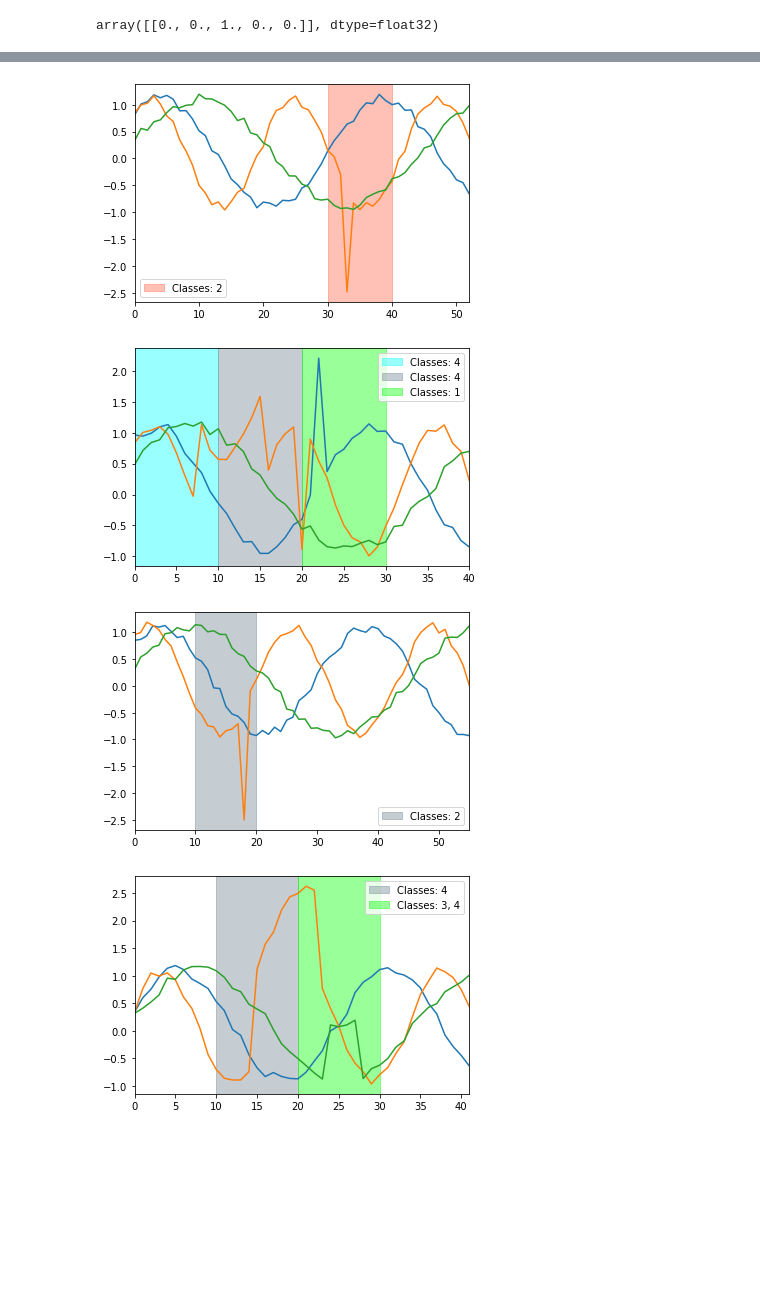
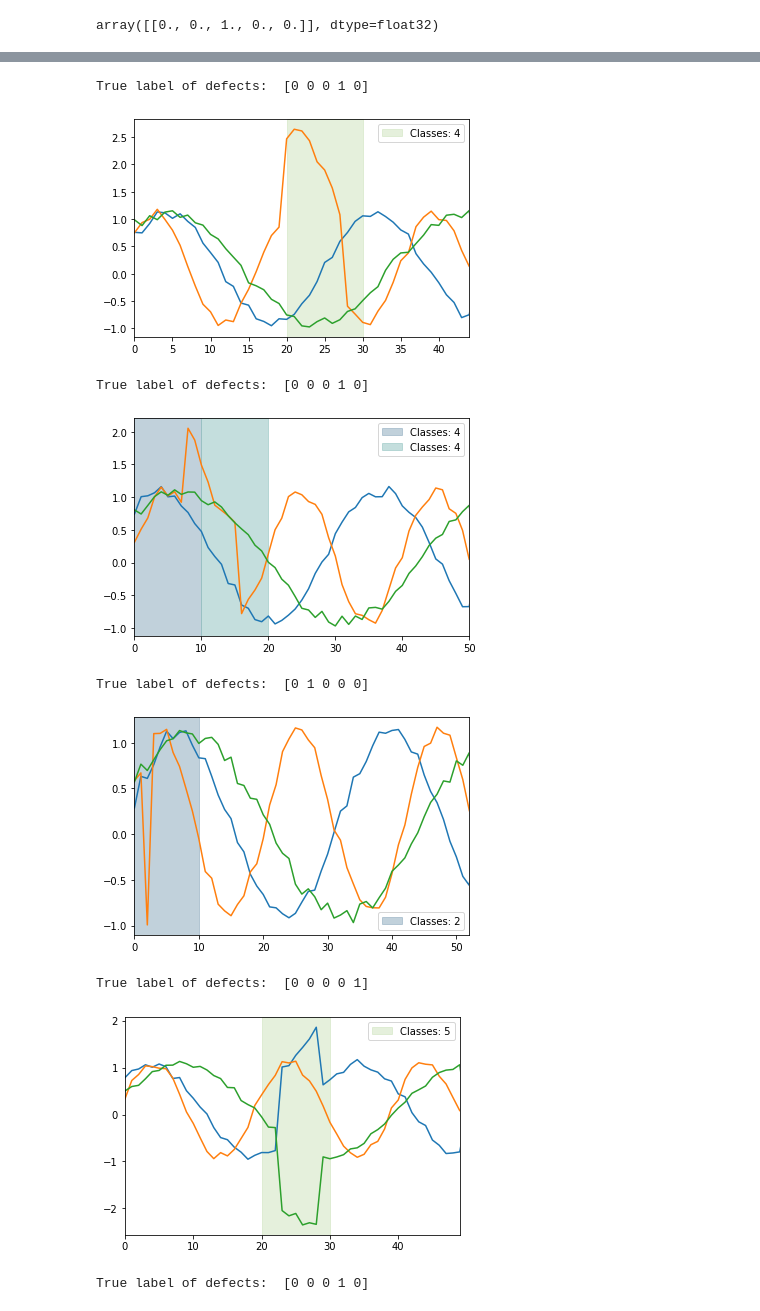
Before and after one commit to Wo0kie3/TimeSeriesAnomalyDetection, a Jupyter notebook: Project2.ipynb, the cells around one changed output, grey strips where cells are left out. Drawn from its saved outputs; the diff is of its cells as text; code cells hidden in the pictures; blank space fills up the shorter version.

```diff
--- a/Project2.ipynb
+++ b/Project2.ipynb
@@ -112,5 +137,5 @@ _________________________________________________________________
 # %%
-callback = tf.keras.callbacks.EarlyStopping(monitor='val_loss', patience=3)
+callback = tf.keras.callbacks.EarlyStopping(monitor='val_loss', patience=5)
 model.fit(X_train,y_train, epochs=25, validation_data = (X_val, y_val), batch_size=64, callbacks=[callback])
 # %% [output]
 Epoch 1/25
@@ -183,8 +218,8 @@ _________________________________________________________________
 # %%
 pred_model = Sequential()
 pred_model.add(Reshape((-1, 10, 3), input_shape=(60, 3)))
-pred_model.add(TimeDistributed(miniModel))
+pred_model.add(TimeDistributed(model))
 pred_model.add(GlobalMaxPool1D())
-pred_model.compile('adam', loss='binary_crossentropy', metrics=[tf.keras.metrics.BinaryAccuracy()])
+pred_model.compile('adam', loss=tf.keras.losses.BinaryCrossentropy(), metrics=[tf.keras.metrics.BinaryAccuracy()])
 pred_model.summary()
 # %% [output]
@@ -205,4 +245,4 @@ _________________________________________________________________
 # %%
-callback = tf.keras.callbacks.EarlyStopping(monitor='loss', patience=10)
-pred_model.fit(X_train,y_train, epochs=5, validation_data = (X_val, y_val), batch_size=64, verbose=1, callbacks=[callback])
+callback = tf.keras.callbacks.EarlyStopping(monitor='val_loss', patience=3)
+pred_model.fit(X_train,y_train, epochs=10, validation_data = (X_val, y_val), batch_size=64, verbose=1, callbacks=[callback])
 # %% [output]
@@ -220,4 +272,4 @@ Epoch 5/5
 # %%
-model2 = Model(inputs=pred_model.layers[0].input, outputs=pred_model.layers[-2].output)
-model2.summary()
+model_detect = Model(inputs=pred_model.layers[0].input, outputs=pred_model.layers[-2].output)
+model_detect.summary()
 # %% [output]
@@ -238,29 +295,35 @@ _________________________________________________________________
 # %%
-colors = ['cyan', 'slategray', 'lime', 'tomato', 'peru', 'navy']
+colors = ['#85A4B9', '#8BBFBC', '#CCE2BA', '#EFEDC6', '#D2BC99', '#D6CBBB']
 
-data = X_val[100:105]
-pom = nopad_X_val[100:105]
-perdictions = model2.predict(data)
+data = X_test[15:25]
+pom = nopad_X_test[15:25]
+labelY = y_test[15:25]
+perdictions = model_detect.predict(data)
 
 for idx, p in enumerate(perdictions):
     plt.figure()
     plt.plot(data[idx])
     for i in range(6):
         classes = ""
         for j in range(5):
             if p[i, j].round() > 0:
                 classes += str(j+1) + ', '
 
         classes = classes.strip(', ')
 
         if len(classes) > 0:
-            plt.axvspan(i*10, i*10+10, color=colors[i], alpha=0.4, label="Classes: " + classes)
-
+            plt.axvspan(i*10, i*10+10, color=colors[i], alpha=0.5, label="Classes: " + classes)
+    print("True label of defects: ",labelY[idx])
     plt.xlim([0, len(pom[idx])-1])
     plt.legend()
     plt.show()
 # %% [output]
+True label of defects:  [0 0 0 1 0]
-[figure, old version]
+[figure, new version]
+True label of defects:  [0 0 0 1 0]
-[figure, old version]
+[figure, new version]
+True label of defects:  [0 1 0 0 0]
-[figure, old version]
+[figure, new version]
+True label of defects:  [0 0 0 0 1]
-[figure, old version]
+[figure, new version]
+True label of defects:  [0 0 0 1 0]
```
Also changed, not shown: parts of 33 cells of this notebook.
